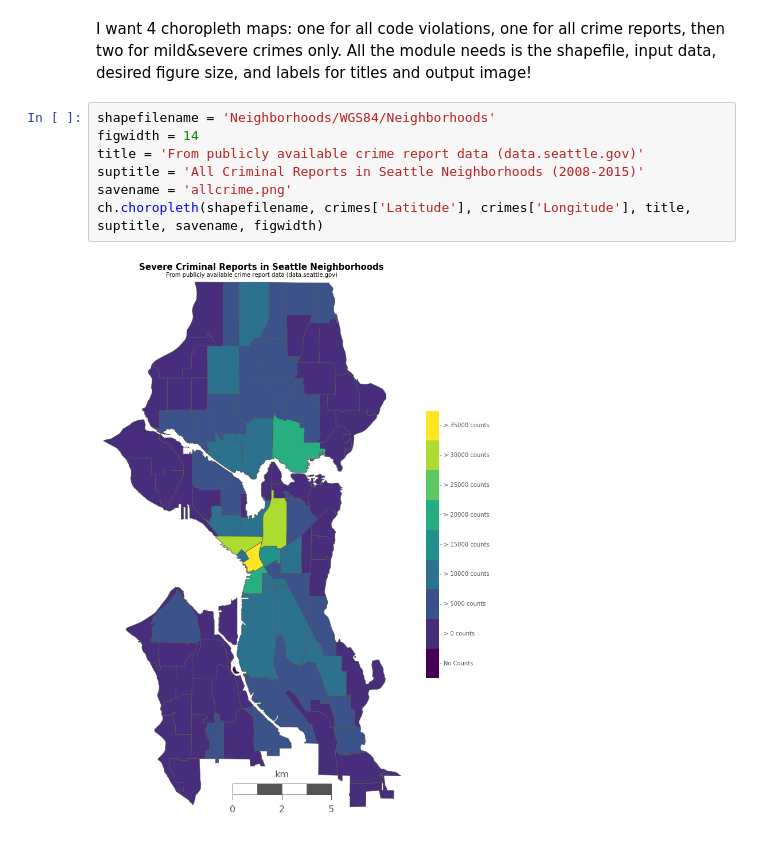
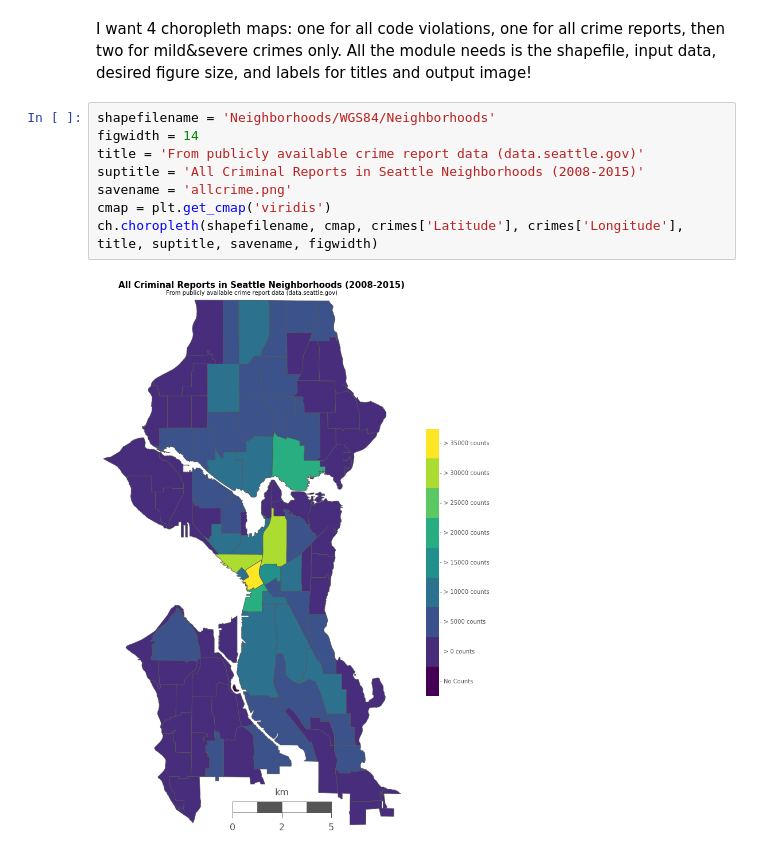
Before and after one commit to RaySSharma/crime-activity-seattle, a Jupyter notebook: CrimeActivitySeattle.ipynb, the cells around one changed output. Cells and saved outputs as stored; diff of their text form.

Commit message:
Almost done, need to pick out the worst neighborhood! Choropleths and plots created.

```diff
--- a/CrimeActivitySeattle.ipynb
+++ b/CrimeActivitySeattle.ipynb
@@ -210,12 +210,13 @@ I want 4 choropleth maps: one for all code violations, one for all crime reports
 # %%
 shapefilename = 'Neighborhoods/WGS84/Neighborhoods'
 figwidth = 14
 title = 'From publicly available crime report data (data.seattle.gov)'
 suptitle = 'All Criminal Reports in Seattle Neighborhoods (2008-2015)'
 savename = 'allcrime.png'
-ch.choropleth(shapefilename, crimes['Latitude'], crimes['Longitude'], title, suptitle, savename, figwidth)
+cmap = plt.get_cmap('viridis')
+ch.choropleth(shapefilename, cmap, crimes['Latitude'], crimes['Longitude'], title, suptitle, savename, figwidth)
 # %% [output]
-[figure, old version]
+[figure, new version]
 # %%
 shapefilename = 'Neighborhoods/WGS84/Neighborhoods'
 figwidth = 14
```
Also changed, not shown: parts of 4 cells of this notebook, 4 other files.
